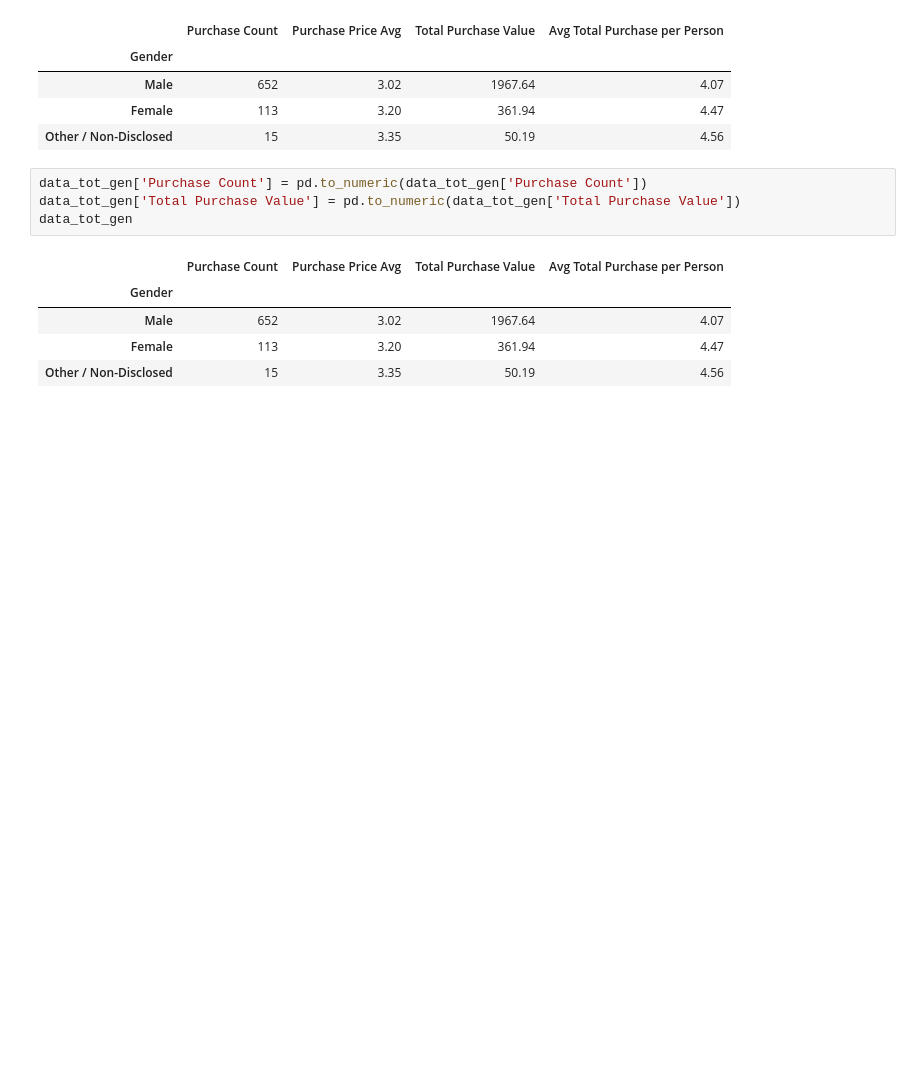
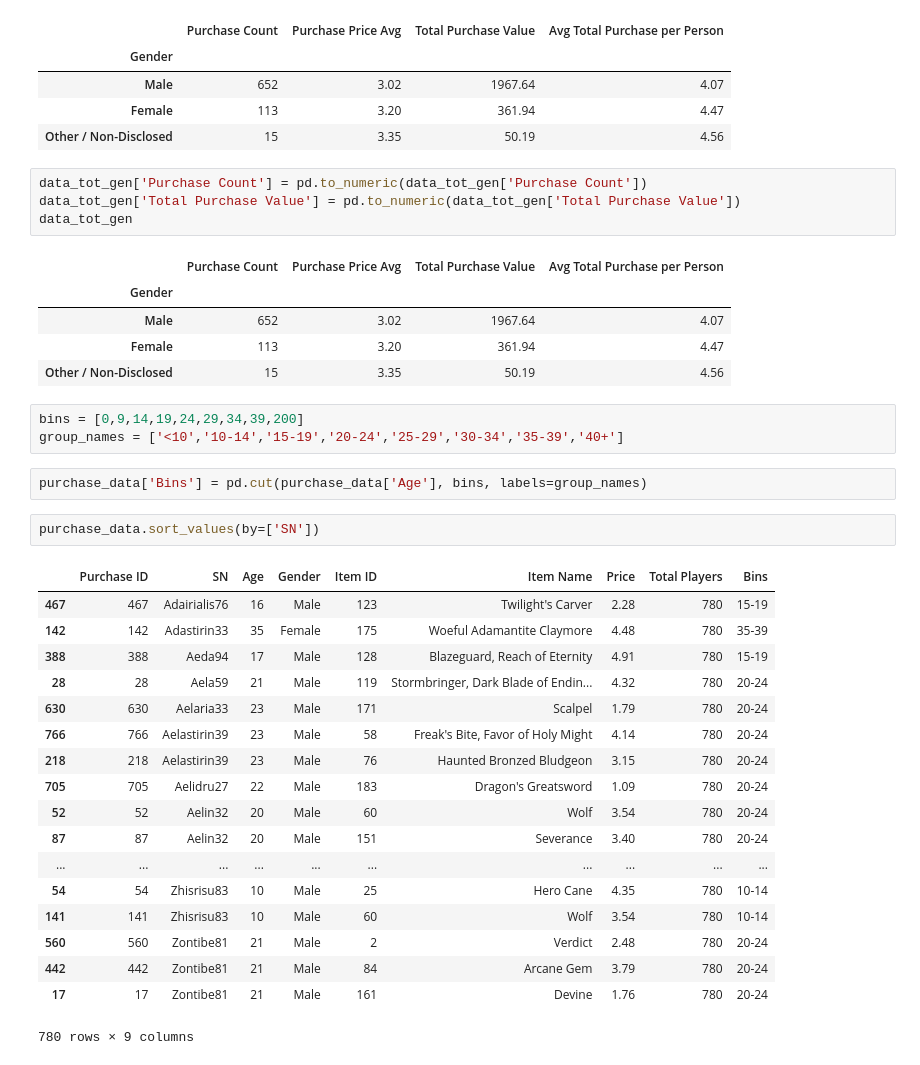
Before and after one commit to chriskalfas/Homework_Pandas_CDK, a Jupyter notebook: Pandas_hw_CDK.ipynb, the cells around one changed output. Drawn from its saved outputs; the diff is of its cells as text; blank space fills up the shorter version.

```diff
--- a/Pandas_hw_CDK.ipynb
+++ b/Pandas_hw_CDK.ipynb
@@ -330,3 +331,29 @@ data_tot_gen
 | Male | 652 | 3.02 | 1967.64 | 4.07 |
 | Female | 113 | 3.20 | 361.94 | 4.47 |
 | Other / Non-Disclosed | 15 | 3.35 | 50.19 | 4.56 |
+# %%
+bins = [0,9,14,19,24,29,34,39,200]
+group_names = ['<10','10-14','15-19','20-24','25-29','30-34','35-39','40+']
+# %%
+purchase_data['Bins'] = pd.cut(purchase_data['Age'], bins, labels=group_names)
+# %%
+purchase_data.sort_values(by=['SN'])
+# %% [output]
+|  | Purchase ID | SN | Age | Gender | Item ID | Item Name | Price | Total Players | Bins |
+| 467 | 467 | Adairialis76 | 16 | Male | 123 | Twilight's Carver | 2.28 | 780 | 15-19 |
+| 142 | 142 | Adastirin33 | 35 | Female | 175 | Woeful Adamantite Claymore | 4.48 | 780 | 35-39 |
+| 388 | 388 | Aeda94 | 17 | Male | 128 | Blazeguard, Reach of Eternity | 4.91 | 780 | 15-19 |
+| 28 | 28 | Aela59 | 21 | Male | 119 | Stormbringer, Dark Blade of Endin... | 4.32 | 780 | 20-24 |
+| 630 | 630 | Aelaria33 | 23 | Male | 171 | Scalpel | 1.79 | 780 | 20-24 |
+| 766 | 766 | Aelastirin39 | 23 | Male | 58 | Freak's Bite, Favor of Holy Might | 4.14 | 780 | 20-24 |
+| 218 | 218 | Aelastirin39 | 23 | Male | 76 | Haunted Bronzed Bludgeon | 3.15 | 780 | 20-24 |
+| 705 | 705 | Aelidru27 | 22 | Male | 183 | Dragon's Greatsword | 1.09 | 780 | 20-24 |
+| 52 | 52 | Aelin32 | 20 | Male | 60 | Wolf | 3.54 | 780 | 20-24 |
+| 87 | 87 | Aelin32 | 20 | Male | 151 | Severance | 3.40 | 780 | 20-24 |
+| ... | ... | ... | ... | ... | ... | ... | ... | ... | ... |
+| 54 | 54 | Zhisrisu83 | 10 | Male | 25 | Hero Cane | 4.35 | 780 | 10-14 |
+| 141 | 141 | Zhisrisu83 | 10 | Male | 60 | Wolf | 3.54 | 780 | 10-14 |
+| 560 | 560 | Zontibe81 | 21 | Male | 2 | Verdict | 2.48 | 780 | 20-24 |
+| 442 | 442 | Zontibe81 | 21 | Male | 84 | Arcane Gem | 3.79 | 780 | 20-24 |
+| 17 | 17 | Zontibe81 | 21 | Male | 161 | Devine | 1.76 | 780 | 20-24 |
+780 rows × 9 columns
```
Also changed, not shown: parts of 45 cells of this notebook.
